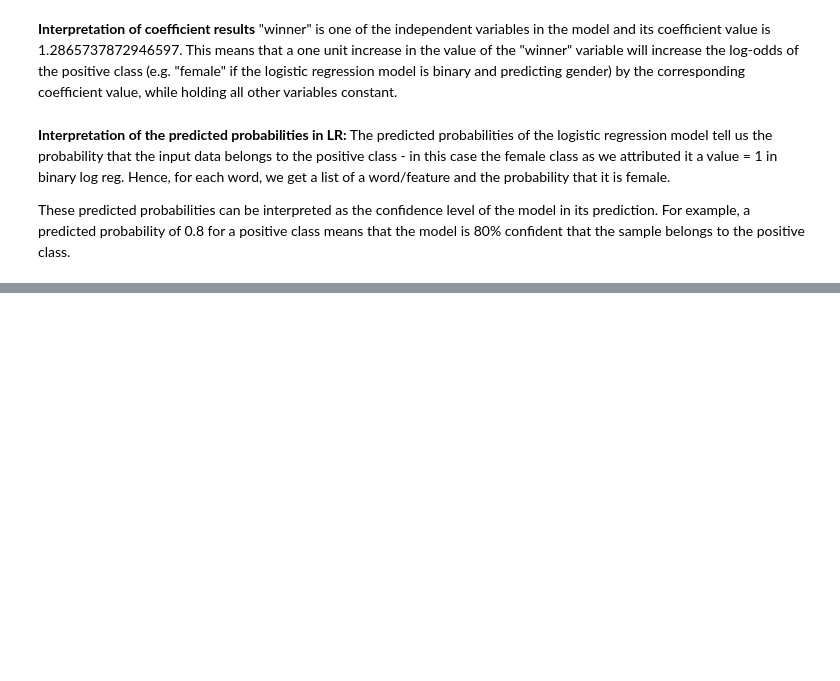
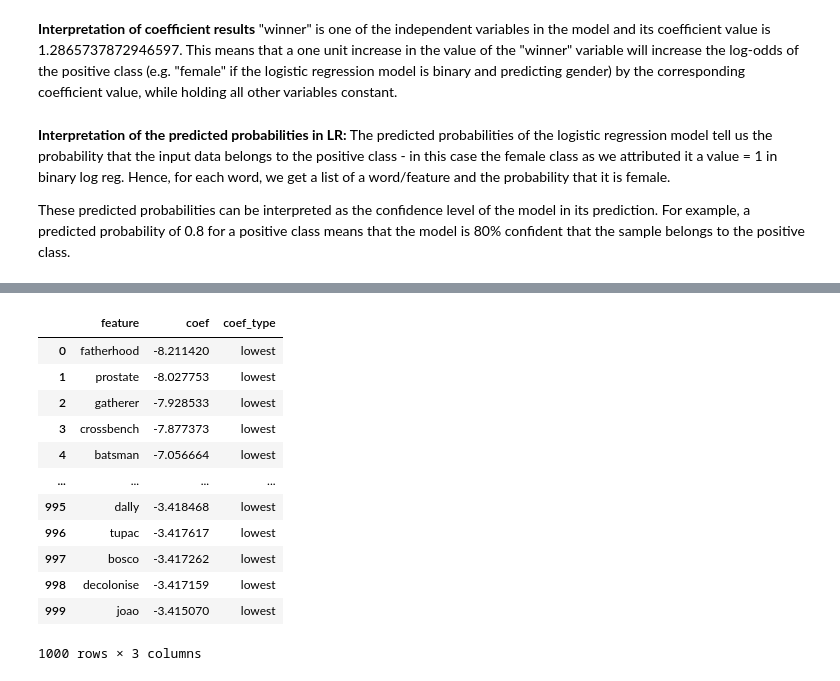
Before and after one commit to yvferreiro/MasterThesis, a Jupyter notebook: Logistic Regression.ipynb, the cells around one changed output, grey strips where cells are left out. Drawn from its saved outputs; the diff is of its cells as text; code cells hidden in the pictures; blank space fills up the shorter version.

```diff
--- a/Logistic Regression.ipynb
+++ b/Logistic Regression.ipynb
@@ -215,0 +307,3 @@ df_high
+# %%
+df_probs_all= logistic_regression_year(df_reduced, 'col_type', 'pre_processed_sent')
+df_probs_all
@@ -215,0 +352,26 @@ df_high
+# %%
+#create DF of highest coef
+highest_coef_decade = pd.DataFrame(df_probs_all[0])
+highest_coef_decade["coef_type"] = "highest"
+#highest_coef_decade["year"] = year
+
+#create DF of lowest lowest coef manipulation
+lowest_coef_decade = pd.DataFrame(df_probs_all[1])
+lowest_coef_decade = lowest_coef_decade.sort_values(by = ["coef"], ascending = True).reset_index(drop = True) #absolute lowest value
+lowest_coef_decade["coef_type"] = "lowest" #coef type
+#lowest_coef_decade["year"] = year #year
+lowest_coef_decade
+# %% [output]
+|  | feature | coef | coef_type |
+| 0 | fatherhood | -8.211420 | lowest |
+| 1 | prostate | -8.027753 | lowest |
+| 2 | gatherer | -7.928533 | lowest |
+| 3 | crossbench | -7.877373 | lowest |
+| 4 | batsman | -7.056664 | lowest |
+| ... | ... | ... | ... |
+| 995 | dally | -3.418468 | lowest |
+| 996 | tupac | -3.417617 | lowest |
+| 997 | bosco | -3.417262 | lowest |
+| 998 | decolonise | -3.417159 | lowest |
+| 999 | joao | -3.415070 | lowest |
+1000 rows × 3 columns
```
Also changed, not shown: parts of 12 cells of this notebook.
